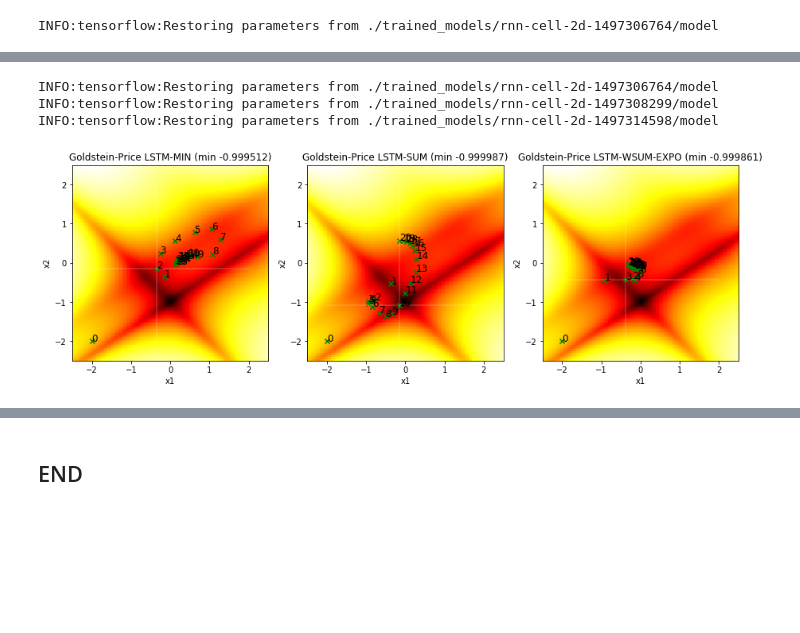
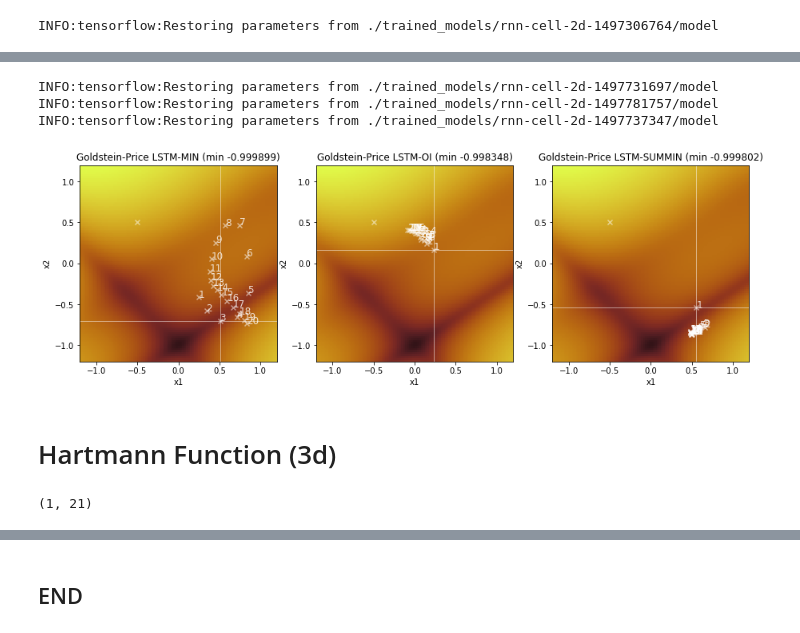
Before and after one commit to p16i/blackbox-optimization-using-rnns, a Jupyter notebook: spearmint-visualization.ipynb, the cells around one changed output, grey strips where cells are left out. Cells and saved outputs as stored; diff of their text form; code cells hidden in the pictures; blank space fills up the shorter version.

```diff
--- a/spearmint-visualization.ipynb
+++ b/spearmint-visualization.ipynb
@@ -633,7 +662,7 @@ def compute_y_of_a_function(model, func, starting_point, debug=False ):
         samples_benchmark_x, samples_benchmark_y, x_0 = lstm_model.apply_lstm_model(**benchmark_samples_params)
 
         feed_dict = {
-            x_0: np.array([-2,-2]).reshape(1,-1)
+            x_0: np.array(starting_point).reshape(1,-1)
         }
         sample_y, sample_x = sess.run([samples_benchmark_y, samples_benchmark_x], feed_dict=feed_dict)
         sample_y = np.array(sample_y).reshape(-1,1).T
@@ -642,17 +671,3 @@ def compute_y_of_a_function(model, func, starting_point, debug=False ):
 sample_y, sample_x = compute_y_of_a_function('rnn-cell-2d-1497306764', benchmarkfunctions.goldstein_price_tf, starting_point=[-2,-2])
 # %% [output]
 INFO:tensorflow:Restoring parameters from ./trained_models/rnn-cell-2d-1497306764/model
-# %%
-GOLDSTEIN_PRICE_MODEL_DATA = {}
-SELECTED_MODEL = {
-    'LSTM-MIN': 'rnn-cell-2d-1497306764',
-    'LSTM-SUM': 'rnn-cell-2d-1497308299',
-    'LSTM-WSUM-EXPO': 'rnn-cell-2d-1497314598'
-}
-
-for k in SELECTED_MODEL.keys():
-    y, _ = compute_y_of_a_function(SELECTED_MODEL[k], benchmarkfunctions.goldstein_price_tf, starting_point=[-2,-2])
-    GOLDSTEIN_PRICE_MODEL_DATA[k] = y
-
-# TODO: Get spearming data
-plot_mins_of_models(GOLDSTEIN_PRICE_MODEL_DATA, title="2d Goldstein-Price Function")
@@ -663,0 +674,6 @@ INFO:tensorflow:Restoring parameters from ./trained_models/rnn-cell-2d-149731459
+# %%
+GOLDSTEIN_PRICE_MODEL_DATA = {}
+
+for k in MODELS_2D:
+    y, _ = compute_y_of_a_function(SELECTED_MODEL[k], benchmarkfunctions.goldstein_price_tf, starting_point=[-1,-1])
+    GOLDSTEIN_PRICE_MODEL_DATA[k] = y
@@ -664,7 +693,7 @@ INFO:tensorflow:Restoring parameters from ./trained_models/rnn-cell-2d-149731459
 # %%
 def plot_function_and_sampling_points(func, sampling_points, sampling_y):
     X_PLOT_RANGE = 100
-    X_PLOT_LIMIT = 2.5
+    X_PLOT_LIMIT = 1.2
 
     XX1 = np.linspace(-X_PLOT_LIMIT, X_PLOT_LIMIT, X_PLOT_RANGE)
     XX2 = np.linspace(-X_PLOT_LIMIT, X_PLOT_LIMIT, X_PLOT_RANGE)
@@ -673,18 +702,18 @@ def plot_function_and_sampling_points(func, sampling_points, sampling_y):
     extend = [-X_PLOT_LIMIT,X_PLOT_LIMIT,-X_PLOT_LIMIT,X_PLOT_LIMIT]
 
     f_values = np.log(func(XX, normalize=False))
-    plt.imshow(f_values.reshape(X_PLOT_RANGE,X_PLOT_RANGE).T, cmap='hot', extent=extend, origin="lower")
+    plt.imshow(f_values.reshape(X_PLOT_RANGE,X_PLOT_RANGE).T, cmap=cmocean.cm.solar, extent=extend, origin="lower")
 
     plt.xlabel('x1')
     plt.ylabel('x2')
 
-    plt.scatter(sampling_points[:,0], sampling_points[:,1], color = "green", marker = "x")
-    for i in range(len(sampling_points)):
+    plt.scatter(sampling_points[:,0], sampling_points[:,1], color = "w", marker = "x", alpha=0.5)
+    for i in range(1,len(sampling_points)):
         curr = sampling_points[i]
-        plt.text(curr[0], curr[1], str(i), fontsize=12, color="black")
+        plt.text(curr[0], curr[1], str(i), fontsize=12, color="w", alpha=0.8)
     min_idx = np.argmin(sampling_y)
 
-    plot_line_mark(*sampling_points[min_idx, :])
+    plot_line_mark(*sampling_points[min_idx, :], limit=X_PLOT_LIMIT)
 
 
-# plot_function_and_sampling_points(benchmarkfunctions.goldstein_price, sample_x, sample_y)
+plot_function_and_sampling_points(benchmarkfunctions.goldstein_price, sample_x, sample_y)
@@ -691,14 +722,16 @@ def plot_function_and_sampling_points(func, sampling_points, sampling_y):
 # %%
 count = 1
 plt.figure(figsize=(15,5))
-for k in SELECTED_MODEL.keys():
-    y, x = compute_y_of_a_function(SELECTED_MODEL[k], benchmarkfunctions.goldstein_price_tf, starting_point=[-2,-2])
+for k in MODELS_2D:
+    y, x = compute_y_of_a_function(SELECTED_MODEL[k], benchmarkfunctions.goldstein_price_tf, starting_point=[-0.5,0.5])
     plt.subplot(1,3,count)
     plot_function_and_sampling_points(benchmarkfunctions.goldstein_price, x, y)
     plt.title('Goldstein-Price %s (min %f)' % (k, np.min(y)) )
     count = count + 1
 # %% [output]
-INFO:tensorflow:Restoring parameters from ./trained_models/rnn-cell-2d-1497306764/model
-INFO:tensorflow:Restoring parameters from ./trained_models/rnn-cell-2d-1497308299/model
-INFO:tensorflow:Restoring parameters from ./trained_models/rnn-cell-2d-1497314598/model
+INFO:tensorflow:Restoring parameters from ./trained_models/rnn-cell-2d-1497731697/model
+INFO:tensorflow:Restoring parameters from ./trained_models/rnn-cell-2d-1497781757/model
+INFO:tensorflow:Restoring parameters from ./trained_models/rnn-cell-2d-1497737347/model
-[figure, old version]
+[figure, new version]
+# %% [markdown]
+# Hartmann Function (3d)
@@ -704,0 +746,4 @@ INFO:tensorflow:Restoring parameters from ./trained_models/rnn-cell-2d-149731459
+# %%
+combined_sp_hm_3d_results.shape
+# %% [output]
+(1, 21)
```
Also changed, not shown: parts of 23 cells of this notebook, 1 other file.
